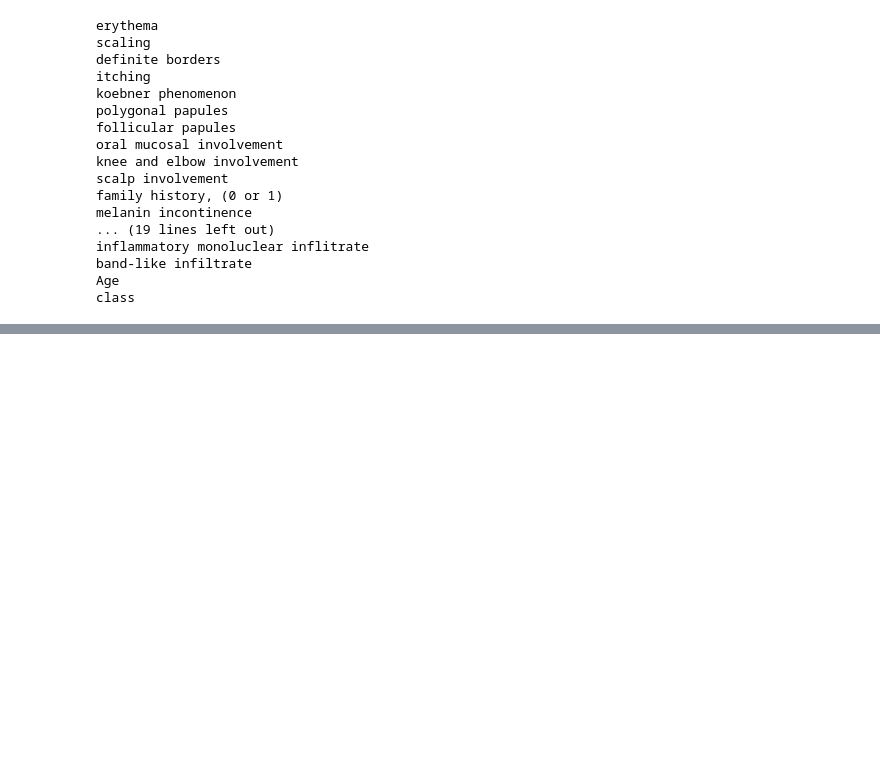
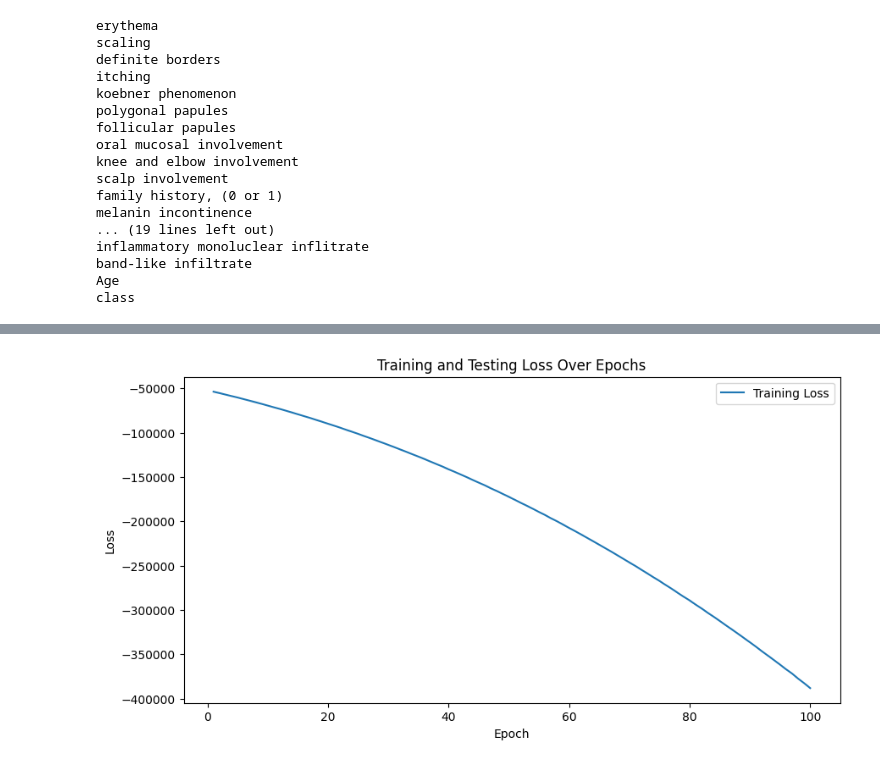
Before and after one commit to Adnan525/sc_a1, a Jupyter notebook: task1.ipynb, the cells around one changed output, grey strips where cells are left out. Drawn from its saved outputs; the diff is of its cells as text; code cells hidden in the pictures; blank space fills up the shorter version.

```diff
--- a/task1.ipynb
+++ b/task1.ipynb
@@ -71,0 +82,22 @@ Name: band-like infiltrate, dtype: int64
+# %%
+X = df.drop(columns=['class'])
+y = df['class'] # Target column
+
+X_train, X_test, y_train, y_test = train_test_split(X, y, test_size=0.3, random_state=42)
+# %%
+scaler = StandardScaler()
+X_train = scaler.fit_transform(X_train)
+X_test = scaler.transform(X_test)
+# %%
+import tensorflow as tf
+from tensorflow import keras
+
+model = keras.Sequential([
+    keras.layers.Dense(64, activation='relu', input_shape=(X_train.shape[1],)),
+    keras.layers.Dense(32, activation='relu'),
+    keras.layers.Dense(1, activation='sigmoid')
+])
+
+model.compile(optimizer='adam', loss='binary_crossentropy', metrics=['accuracy'])
+# %%
+my_model = model.fit(X_train, y_train, epochs=100)
@@ -71,0 +132,19 @@ Name: band-like infiltrate, dtype: int64
+# %%
+import matplotlib.pyplot as plt
+
+training_loss = my_model.history['loss']
+#testing_loss = my_model.history['val_loss']
+
+# Create a range of epochs for the x-axis
+epochs = range(1, len(training_loss) + 1)
+
+plt.figure(figsize=(10, 5))
+plt.plot(epochs, training_loss, label='Training Loss')
+#plt.plot(epochs, testing_loss, label='Testing Loss')
+plt.xlabel('Epoch')
+plt.ylabel('Loss')
+plt.title('Training and Testing Loss Over Epochs')
+plt.legend()
+plt.show()
+# %% [output]
+[figure, added]
```
Also changed, not shown: parts of 9 cells of this notebook.
